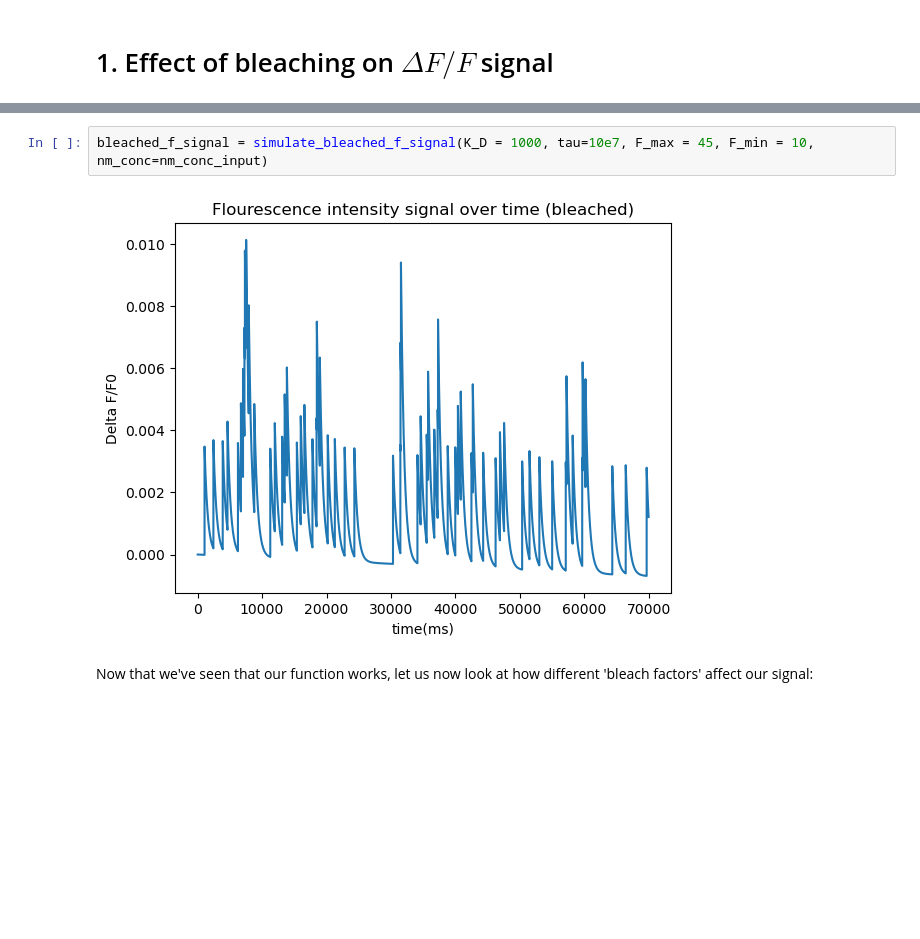
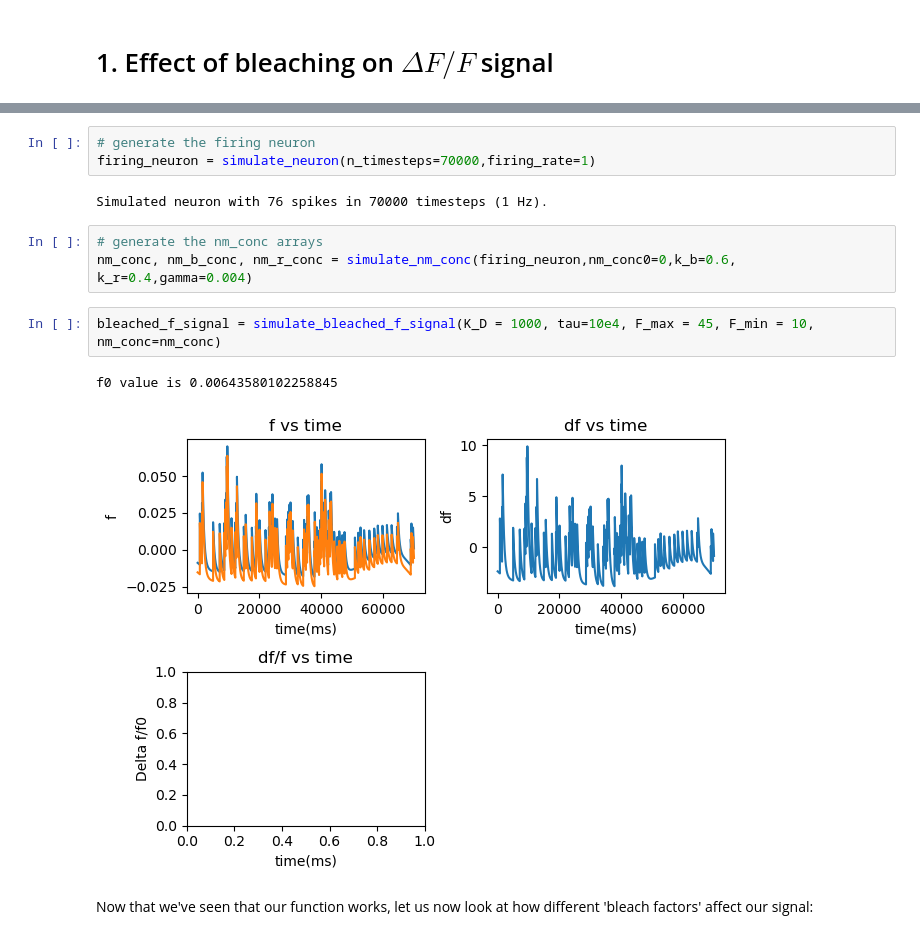
Before and after one commit to BrianNGitahi/NM-Imaging, a Jupyter notebook: Bleaching Analysis.ipynb, the cells around one changed output, grey strips where cells are left out. Drawn from its saved outputs; the diff is of its cells as text; blank space fills up the shorter version.

```diff
--- a/Bleaching Analysis.ipynb
+++ b/Bleaching Analysis.ipynb
@@ -67,10 +96,19 @@ def simulate_bleached_f_signal(K_D, tau, F_max, F_min, nm_conc):
     # plt.title('Bleach factor as function of time')
 
     return delta_ft_f0
+# %%
+# generate the firing neuron
+firing_neuron = simulate_neuron(n_timesteps=70000,firing_rate=1)
+# %% [output]
+Simulated neuron with 76 spikes in 70000 timesteps (1 Hz).
+# %%
+# generate the nm_conc arrays
+nm_conc, nm_b_conc, nm_r_conc = simulate_nm_conc(firing_neuron,nm_conc0=0,k_b=0.6, k_r=0.4,gamma=0.004)
 # %%
-bleached_f_signal = simulate_bleached_f_signal(K_D = 1000, tau=10e7, F_max = 45, F_min = 10, nm_conc=nm_conc_input)
+bleached_f_signal = simulate_bleached_f_signal(K_D = 1000, tau=10e4, F_max = 45, F_min = 10, nm_conc=nm_conc)
 # %% [output]
+f0 value is 0.00643580102258845
-[figure, old version]
+[figure, new version]
 # %% [markdown]
 Now that we've seen that our function works, let us now look at how different 'bleach factors' affect our signal:
 # %%
```
Also changed, not shown: parts of 3 cells of this notebook, 3 other files.
